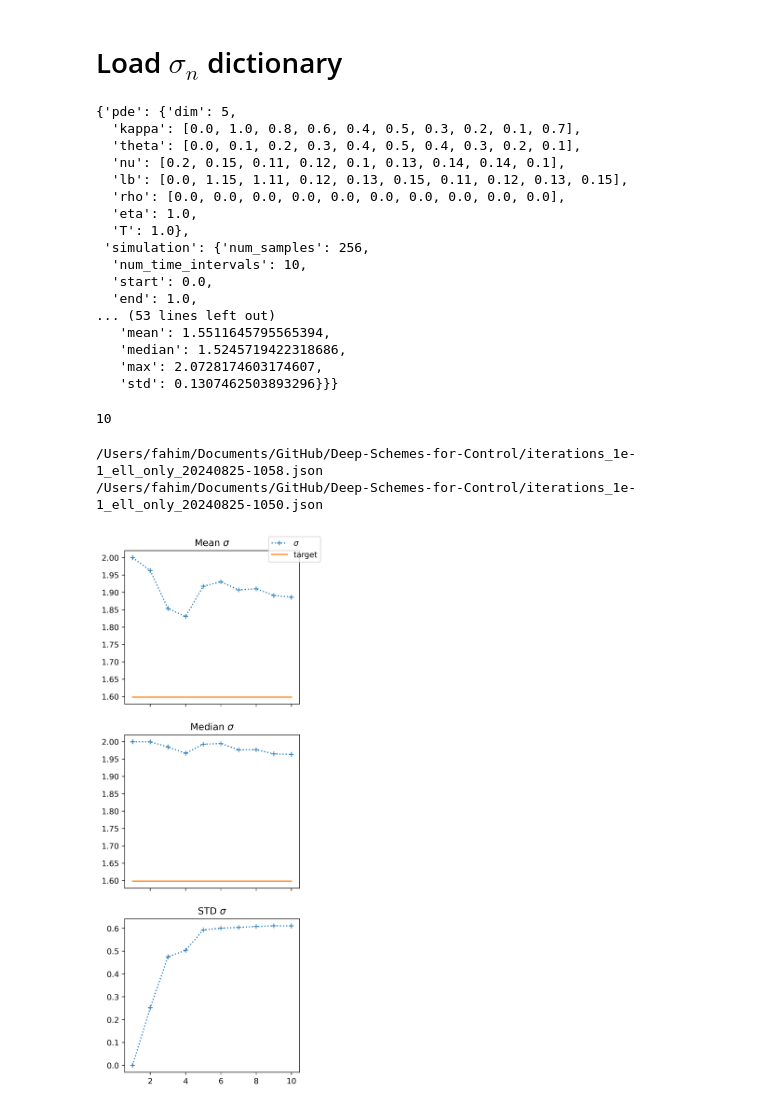
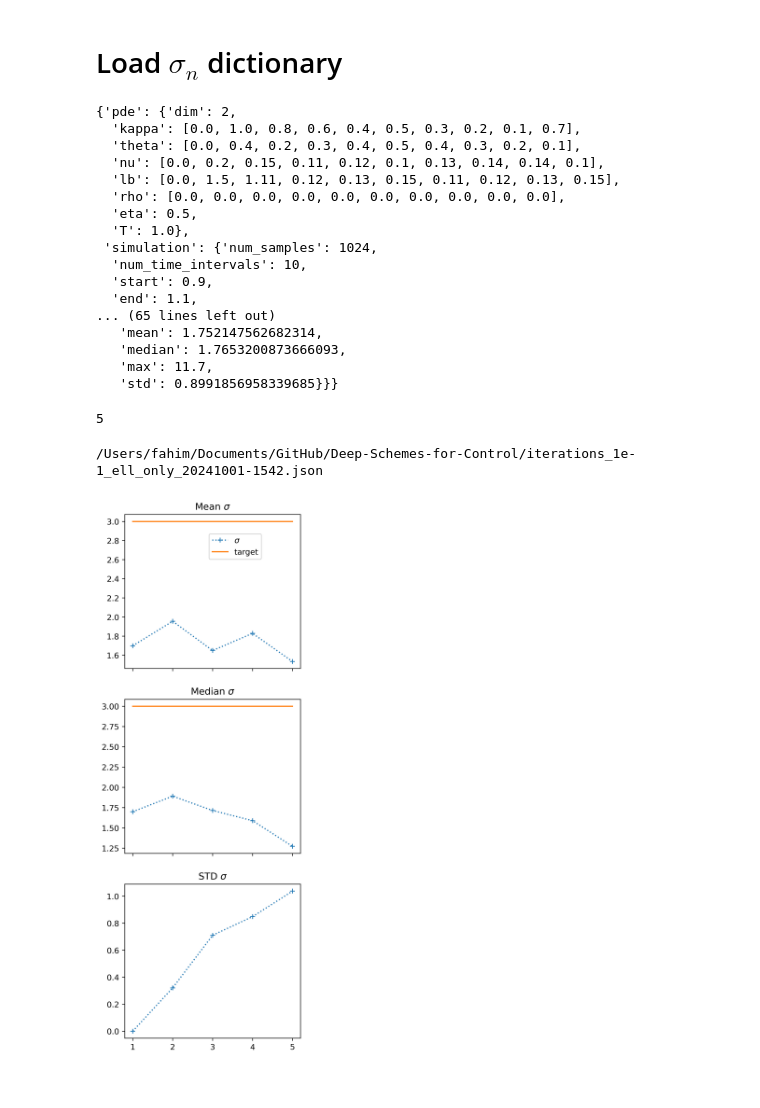
Before and after one commit to arashfahim/reduction-method-for-fully-nonlinear-PDEs, a Jupyter notebook: sigma_convergence.ipynb, the cells around one changed output. Cells and saved outputs as stored; diff of their text form; code cells hidden in the pictures.

```diff
--- a/sigma_convergence.ipynb
+++ b/sigma_convergence.ipynb
@@ -29,34 +29,34 @@ files
 # Load $\sigma_n$ dictionary
 # %%
 path = os.getcwd()
-file = os.path.join(path,files[42])
+file = os.path.join(path,files[0])
 with open(file, 'r') as f:
     data = json.load(f)
 # %%
 data
 # %% [output]
-{'pde': {'dim': 5,
+{'pde': {'dim': 2,
   'kappa': [0.0, 1.0, 0.8, 0.6, 0.4, 0.5, 0.3, 0.2, 0.1, 0.7],
-  'theta': [0.0, 0.1, 0.2, 0.3, 0.4, 0.5, 0.4, 0.3, 0.2, 0.1],
-  'nu': [0.2, 0.15, 0.11, 0.12, 0.1, 0.13, 0.14, 0.14, 0.1],
-  'lb': [0.0, 1.15, 1.11, 0.12, 0.13, 0.15, 0.11, 0.12, 0.13, 0.15],
+  'theta': [0.0, 0.4, 0.2, 0.3, 0.4, 0.5, 0.4, 0.3, 0.2, 0.1],
+  'nu': [0.0, 0.2, 0.15, 0.11, 0.12, 0.1, 0.13, 0.14, 0.14, 0.1],
+  'lb': [0.0, 1.5, 1.11, 0.12, 0.13, 0.15, 0.11, 0.12, 0.13, 0.15],
   'rho': [0.0, 0.0, 0.0, 0.0, 0.0, 0.0, 0.0, 0.0, 0.0, 0.0],
-  'eta': 1.0,
+  'eta': 0.5,
   'T': 1.0},
- 'simulation': {'num_samples': 256,
+ 'simulation': {'num_samples': 1024,
   'num_time_intervals': 10,
-  'start': 0.0,
-  'end': 1.0,
-... (53 lines left out)
-   'mean': 1.5511645795565394,
-   'median': 1.5245719422318686,
-   'max': 2.0728174603174607,
-   'std': 0.1307462503893296}}}
+  'start': 0.9,
+  'end': 1.1,
+... (65 lines left out)
+   'mean': 1.752147562682314,
+   'median': 1.7653200873666093,
+   'max': 11.7,
+   'std': 0.8991856958339685}}}
 # %%
 n = int(list(data.keys())[-1])
 n
 # %% [output]
-10
+5
 # %%
 def plot_sigma(data,txt):
     f , ax  = plt.subplots(3,1,figsize=(4,12),dpi=400,sharex = True);
@@ -149,14 +149,13 @@ def plot_ell(data,txt):
     ax[2].set_title(r'STD $\ell$');
     plt.savefig('ell_'+txt+'_'+str(data['pde']['dim'])+'.png');
 # %%
-for i  in range(30,32):
+for i  in range(0,1):
     file = os.path.join(path,files[i])
     print(file)
     with open(file, 'r') as f:
         data = json.load(f)
         plot_sigma(data,files[i]);
         plot_ell(data,files[i]);
 # %% [output]
-/Users/fahim/Documents/GitHub/Deep-Schemes-for-Control/iterations_1e-1_ell_only_20240825-1058.json
-/Users/fahim/Documents/GitHub/Deep-Schemes-for-Control/iterations_1e-1_ell_only_20240825-1050.json
+/Users/fahim/Documents/GitHub/Deep-Schemes-for-Control/iterations_1e-1_ell_only_20241001-1542.json
-[figure, old version]
+[figure, new version]
```
Also changed, not shown: parts of 2 cells of this notebook, 10 other files.
